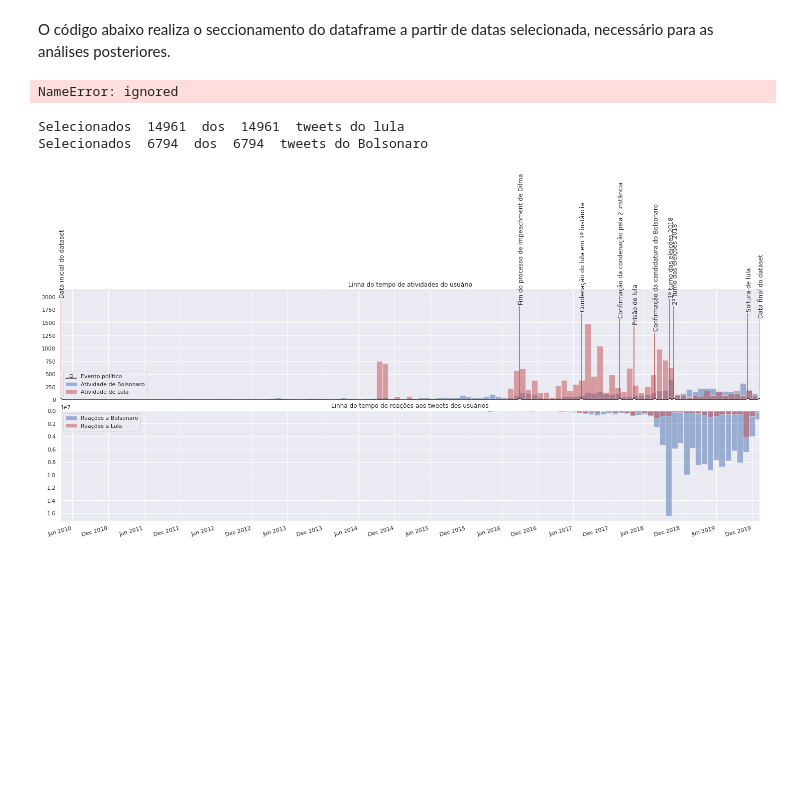
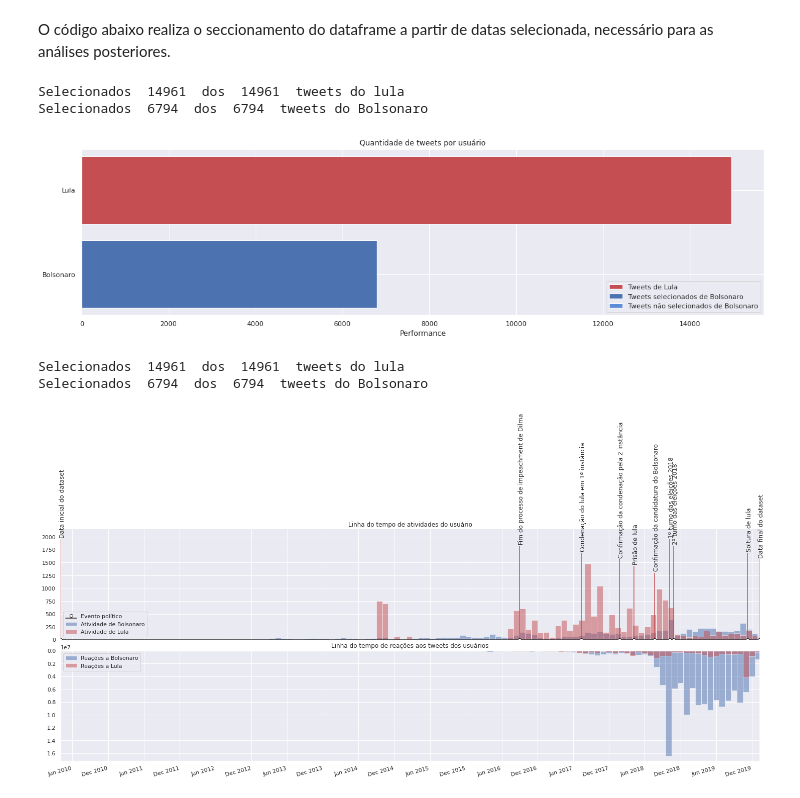
Before and after one commit to eduardodut/Analise-tweets-ICD-Unifor, a Jupyter notebook: AnaliseTweets.ipynb, the cells around one changed output. Saved outputs shown, nothing was run; the diff lists cells and outputs as text; code cells hidden in the pictures; blank space fills up the shorter version.

```diff
--- a/AnaliseTweets.ipynb
+++ b/AnaliseTweets.ipynb
@@ -222,8 +222,7 @@ import matplotlib.pyplot as plt
 
 #@markdown Seleção opcional para período de análise
 
-datas_relevantes = pd.DataFrame(dict_datas_relevantes.items(), columns=["Data","Evento"])
-datas_relevantes['Data'] = datas_relevantes['Data'].astype('datetime64[ns]')
+
 data_inicial = '2009-04-24'  #@param {type: "date"}
 data_final = '2020-01-30'  #@param {type: "date"}
 
@@ -233,29 +232,29 @@ Lula = True #@param {type:"boolean"}
 Bolsonaro = True #@param {type:"boolean"}
 
 if Bolsonaro:
-  bolsonaro_filtrado, bolsonaro_restante = secciona_dataframe(bolso_data, data_inicial, data_final)
+  bolsonaro_filtrado, bolsonaro_restante,x,y = secciona_dataframe(bolso_data, data_inicial, data_final)
 else:
-  bolsonaro_filtrado, bolsonaro_restante = secciona_dataframe(bolso_data, DATA_INICIAL_GERAL, DATA_FINAL_GERAL)
+  bolsonaro_filtrado, bolsonaro_restante,x,y = secciona_dataframe(bolso_data, DATA_INICIAL_GERAL, DATA_FINAL_GERAL)
 
 if Lula :
-  lula_filtrado, lula_restante = secciona_dataframe(lula_data, data_inicial, data_final)
+  lula_filtrado, lula_restante,z,w= secciona_dataframe(lula_data, data_inicial, data_final)
 
 else:
-  lula_filtrado, lula_restante = secciona_dataframe(lula_data, DATA_INICIAL_GERAL, DATA_FINAL_GERAL)
+  lula_filtrado, lula_restante, z,w= secciona_dataframe(lula_data, DATA_INICIAL_GERAL, DATA_FINAL_GERAL)
 
 
 
-dic_datas = {data_inicial:"Data inicial da análise",
-                     data_final:"Data final da análise"}
+# dic_datas = {data_inicial:"Data inicial da análise",
+#                      data_final:"Data final da análise"}
 
-datas = pd.DataFrame(dic_datas.items(), columns=datas_relevantes.columns)
-datas['Data'] = datas['Data'].astype('datetime64[ns]')
-# datas['Data'] = pd.to_datetime(datas['Data'])
+# datas = pd.DataFrame(dic_datas.items(), columns=datas_relevantes.columns)
+# datas['Data'] = datas['Data'].astype('datetime64[ns]')
+# # datas['Data'] = pd.to_datetime(datas['Data'])
 
 dados_filtrados = Lula or Bolsonaro
 
-if dados_filtrados:
-  datas_relevantes = datas_relevantes.append(datas).sort_values("Data")
+# if dados_filtrados:
+#   datas_relevantes = datas_relevantes.append(datas).sort_values("Data")
 
 col_data=[data_inicial, data_final]
 datas = pd.DataFrame(col_data, columns=['data'])
@@ -295,34 +294,36 @@ if Lula and dados.tweets_totais.loc[dados.usuario=='Lula'].values[0]>0:
   lista_legenda.append('Tweets selecionados de Lula')
   lista_legenda.append('Tweets não selecionados de Lula')
 else:
   lista_legenda.append('Tweets de Lula')
 
 
 
 ax.barh(1, dados.tweets_selecionados.loc[dados.usuario=='Bolsonaro'],  align='center',color='#4c72b0')
 
 if Bolsonaro and dados.tweets_totais.loc[dados.usuario=='Bolsonaro'].values[0]>0:
   ax.barh(1, dados.tweets_totais.loc[dados.usuario=='Bolsonaro'],  align='center',color='#5d8cd9',left = dados.tweets_selecionados.loc[dados.usuario=='Bolsonaro'])
   lista_legenda.append('Tweets selecionados de Bolsonaro')
   lista_legenda.append('Tweets não selecionados de Bolsonaro')
 else:
   lista_legenda.append('Tweets de Bolsonaro')
 
 
 
 
 ax.set_yticks(y_pos)
 ax.set_yticklabels(dados.usuario)
 ax.invert_yaxis()
 ax.set_xlabel('Performance')
 ax.set_title('Quantidade de tweets por usuário')
 fig.set_size_inches(20,5)
 plt.legend(lista_legenda)
 print("Selecionados ",lula_filtrado.shape[0], ' dos ',lula_data.shape[0]," tweets do lula")
 print("Selecionados ",bolsonaro_filtrado.shape[0], ' dos ',bolso_data.shape[0]," tweets do Bolsonaro")
 plt.show()
 # %% [output]
-NameError: ignored
+Selecionados  14961  dos  14961  tweets do lula
+Selecionados  6794  dos  6794  tweets do Bolsonaro
+[figure, added]
 # %%
 #@title Linha geral do tempo
 #@markdown Visualização em gráfico da atividade dos dois políticos ao longo do período abrangido pelos datasets de entrada.
```
